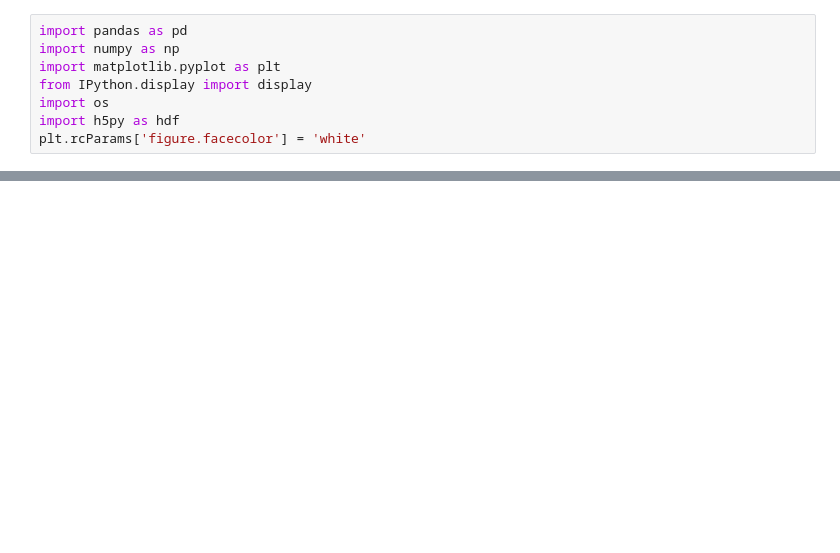
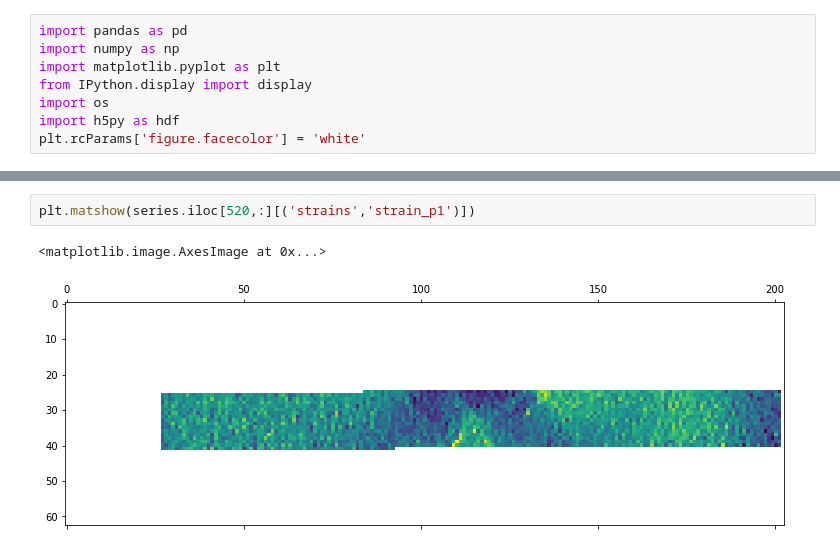
Before and after one commit to KMDE-10/DIC, a Jupyter notebook: HDF_import.ipynb, the cells around one changed output, grey strips where cells are left out. Drawn from its saved outputs; the diff is of its cells as text; blank space fills up the shorter version.

```diff
--- a/HDF_import.ipynb
+++ b/HDF_import.ipynb
@@ -117,0 +142,5 @@ plt.plot([np.nanmean(i) for i in series.loc[:,('strains','strain_p1')]])
+# %%
+plt.matshow(series.iloc[520,:][('strains','strain_p1')])
+# %% [output]
+<matplotlib.image.AxesImage at 0x...>
+[figure, added]
```
Also changed, not shown: parts of 7 cells of this notebook.
